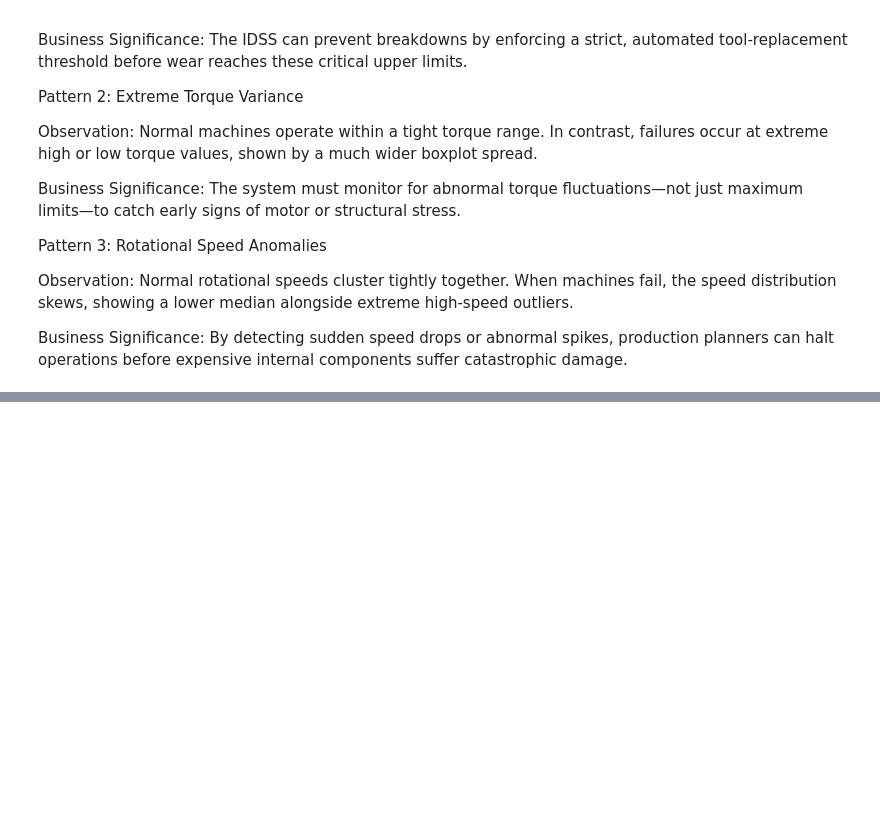
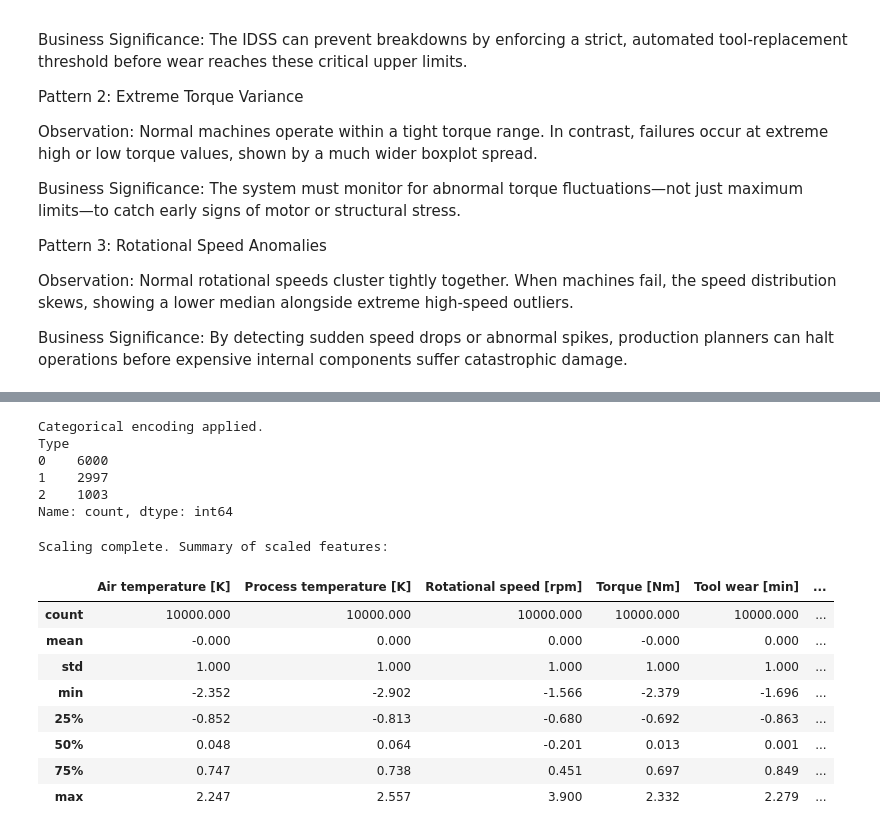
Before and after one commit to OSha3lan/project, a Jupyter notebook: phase_1.ipynb, the cells around one changed output, grey strips where cells are left out. Saved outputs shown, nothing was run; the diff lists cells and outputs as text; code cells hidden in the pictures; blank space fills up the shorter version.

```diff
--- a/phase_1.ipynb
+++ b/phase_1.ipynb
@@ -194,0 +217,12 @@ Business Significance: By detecting sudden speed drops or abnormal spikes, produ
+# %%
+# 1. Temperature Difference
+df['Temp_Diff'] = df['Process temperature [K]'] - df['Air temperature [K]']
+
+# 2. Power Approximation
+df['Power_Approx'] = df['Rotational speed [rpm]'] * df['Torque [Nm]']
+
+# 3. Strain Index
+df['Strain_Index'] = df['Tool wear [min]'] * df['Torque [Nm]']
+
+print("Engineered features created successfully.")
+display(df[['Temp_Diff', 'Power_Approx', 'Strain_Index']].head())
@@ -194,0 +237,44 @@ Business Significance: By detecting sudden speed drops or abnormal spikes, produ
+# %%
+# Ordinal encoding mapping
+quality_mapping = {'L': 0, 'M': 1, 'H': 2}
+
+# Apply mapping (handling potential previously created columns from Phase 1)
+if 'Type' in df.columns:
+    df['Type'] = df['Type'].map(quality_mapping)
+elif 'Type_Ordinal' in df.columns:
+    df['Type'] = df['Type_Ordinal']
+    df = df.drop('Type_Ordinal', axis=1)
+
+print("Categorical encoding applied.")
+print(df['Type'].value_counts())
+# %% [output]
+Categorical encoding applied.
+Type
+0    6000
+1    2997
+2    1003
+Name: count, dtype: int64
+# %%
+from sklearn.preprocessing import StandardScaler
+
+# Define features to scale (everything except target variables and encoded categorical)
+target_cols = ['Machine failure', 'TWF', 'HDF', 'PWF', 'OSF', 'RNF']
+numerical_cols = [col for col in df.columns if col not in target_cols and col != 'Type']
+
+# Initialize and apply StandardScaler
+scaler = StandardScaler()
+df[numerical_cols] = scaler.fit_transform(df[numerical_cols])
+
+print("Scaling complete. Summary of scaled features:")
+display(df[numerical_cols].describe().round(3))
+# %% [output]
+Scaling complete. Summary of scaled features:
+|  | Air temperature [K] | Process temperature [K] | Rotational speed [rpm] | Torque [Nm] | Tool wear [min] | ... |
+| count | 10000.000 | 10000.000 | 10000.000 | 10000.000 | 10000.000 | ... |
+| mean | -0.000 | 0.000 | 0.000 | -0.000 | 0.000 | ... |
+| std | 1.000 | 1.000 | 1.000 | 1.000 | 1.000 | ... |
+| min | -2.352 | -2.902 | -1.566 | -2.379 | -1.696 | ... |
+| 25% | -0.852 | -0.813 | -0.680 | -0.692 | -0.863 | ... |
+| 50% | 0.048 | 0.064 | -0.201 | 0.013 | 0.001 | ... |
+| 75% | 0.747 | 0.738 | 0.451 | 0.697 | 0.849 | ... |
+| max | 2.247 | 2.557 | 3.900 | 2.332 | 2.279 | ... |
```
Also changed, not shown: parts of 5 cells of this notebook, 4 other files.
